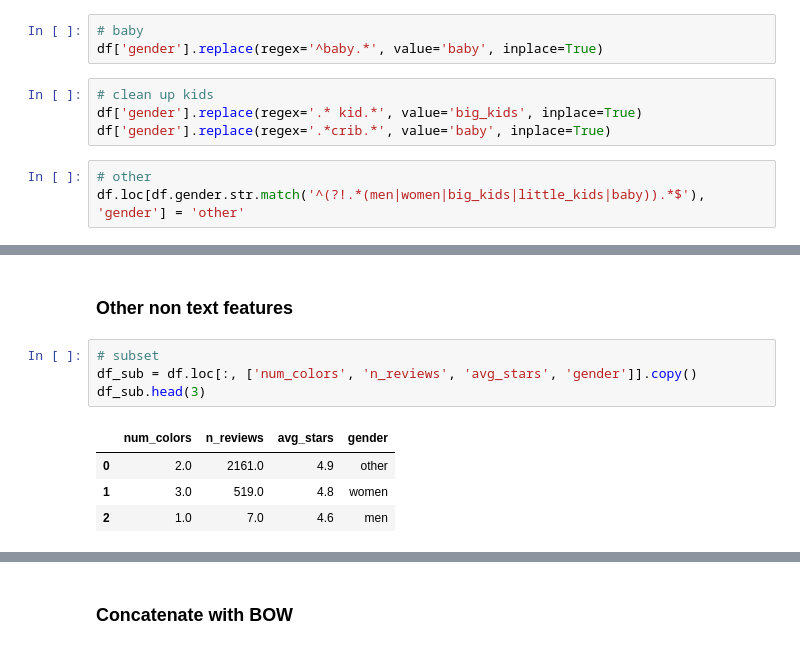
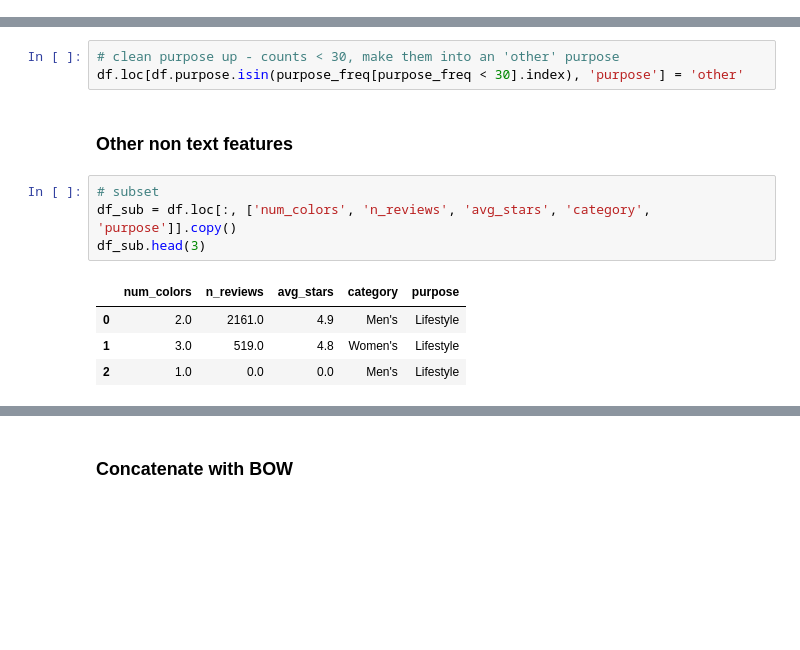
Before and after one commit to jasonkyungkim/nike_adidas_shoes, a Jupyter notebook: nike_eda.ipynb, the cells around one changed output, grey strips where cells are left out. Drawn from its saved outputs; the diff is of its cells as text; blank space fills up the shorter version.

Commit message:
added tfidf + cleaned up nlp part

```diff
--- a/nike_eda.ipynb
+++ b/nike_eda.ipynb
@@ -617,10 +629,0 @@ df['gender'].replace(regex='^little kids.*', value='little_kids', inplace=True)
-# %%
-# baby
-df['gender'].replace(regex='^baby.*', value='baby', inplace=True)
-# %%
-# clean up kids
-df['gender'].replace(regex='.* kid.*', value='big_kids', inplace=True)
-df['gender'].replace(regex='.*crib.*', value='baby', inplace=True)
-# %%
-# other
-df.loc[df.gender.str.match('^(?!.*(men|women|big_kids|little_kids|baby)).*$'), 'gender'] = 'other'
@@ -638,14 +630,17 @@ Name: gender, dtype: int64
+# %%
+# clean purpose up - counts < 30, make them into an 'other' purpose
+df.loc[df.purpose.isin(purpose_freq[purpose_freq < 30].index), 'purpose'] = 'other'
 # %% [markdown]
 ### Other non text features
 # %%
 # subset
-df_sub = df.loc[:, ['num_colors', 'n_reviews', 'avg_stars', 'gender']].copy()
+df_sub = df.loc[:, ['num_colors', 'n_reviews', 'avg_stars', 'category', 'purpose']].copy()
 df_sub.head(3)
 # %% [output]
-|  | num_colors | n_reviews | avg_stars | gender |
-| 0 | 2.0 | 2161.0 | 4.9 | other |
-| 1 | 3.0 | 519.0 | 4.8 | women |
-| 2 | 1.0 | 7.0 | 4.6 | men |
+|  | num_colors | n_reviews | avg_stars | category | purpose |
+| 0 | 2.0 | 2161.0 | 4.9 | Men's | Lifestyle |
+| 1 | 3.0 | 519.0 | 4.8 | Women's | Lifestyle |
+| 2 | 1.0 | 0.0 | 0.0 | Men's | Lifestyle |
 # %%
 # dummy
 df_sub = pd.get_dummies(df_sub)
```
Also changed, not shown: parts of 26 cells of this notebook.
